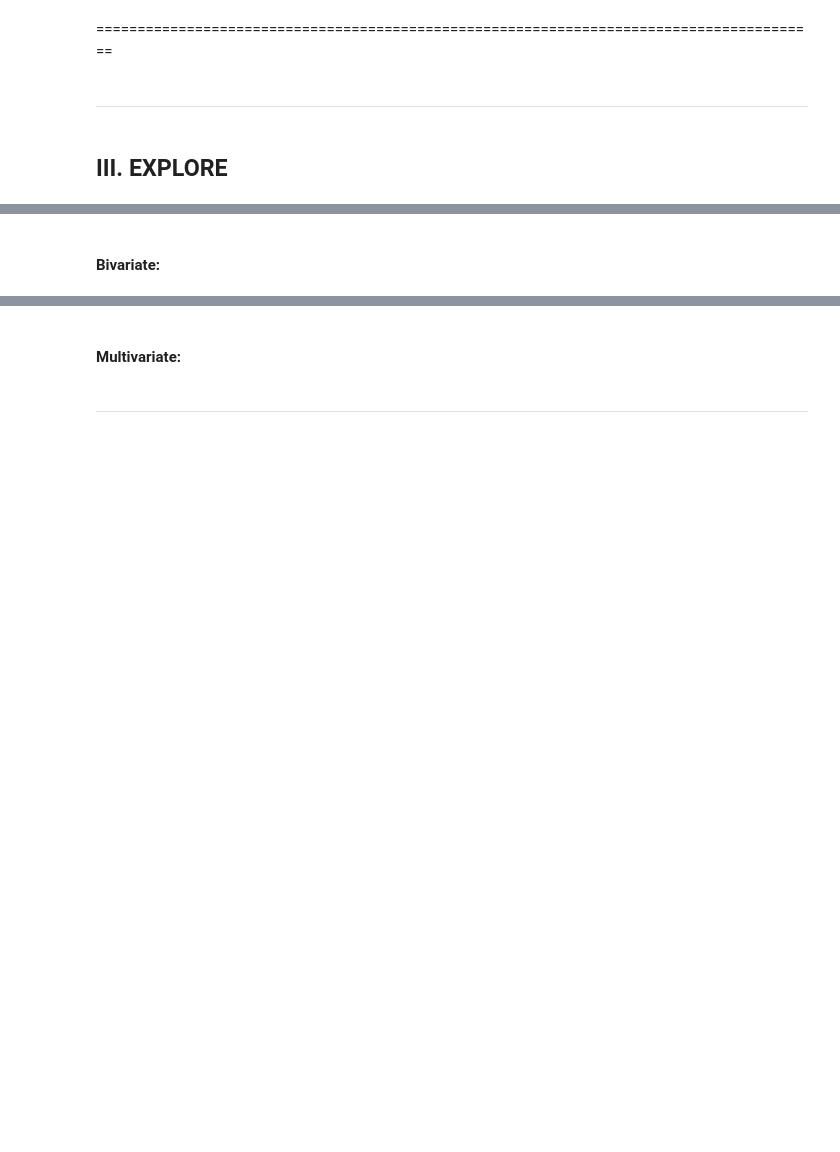
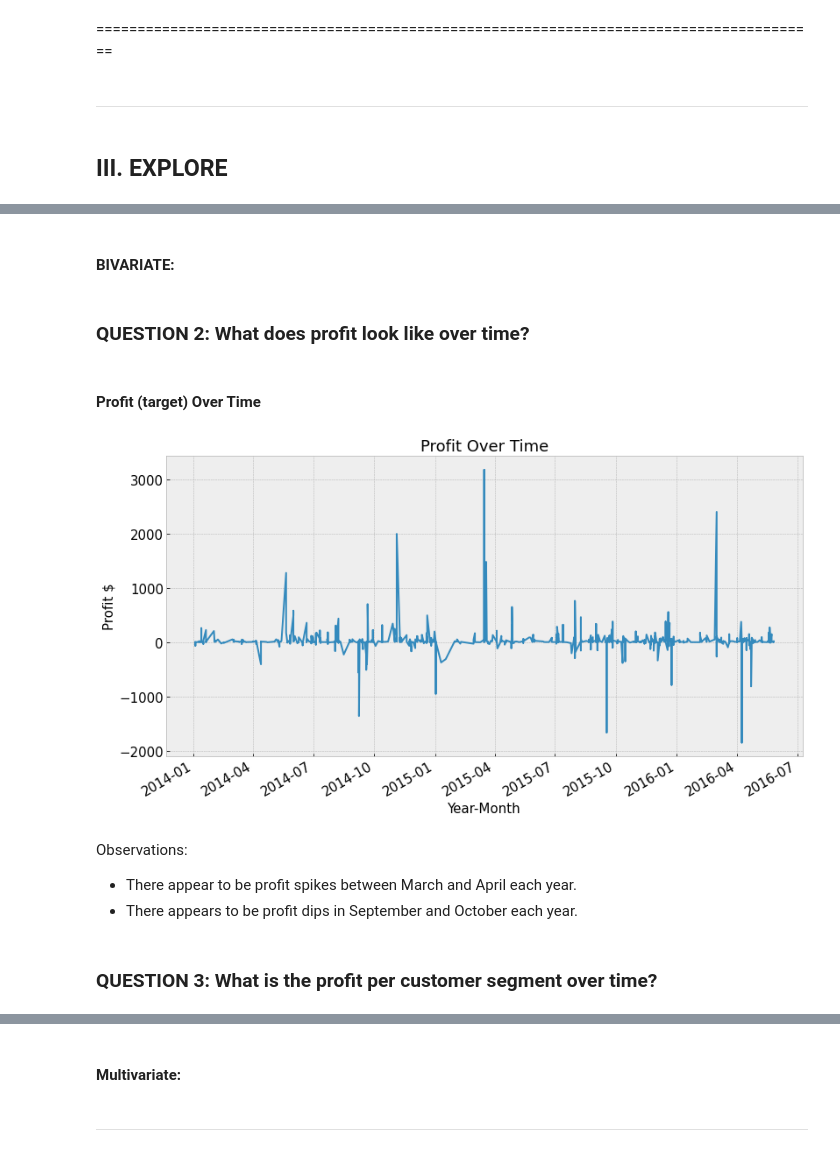
Before and after one commit to long-name-gang/time_series-project, a Jupyter notebook: rachel_final_report.ipynb, the cells around one changed output, grey strips where cells are left out. Saved outputs shown, nothing was run; the diff lists cells and outputs as text; code cells hidden in the pictures; blank space fills up the shorter version.

```diff
--- a/rachel_final_report.ipynb
+++ b/rachel_final_report.ipynb
@@ -192,2 +237,25 @@ ssdb.head().T
 # %% [markdown]
-#### Bivariate:
+#### BIVARIATE:
+# %% [markdown]
+### QUESTION 2: What does profit look like over time?
+# %% [markdown]
+#### Profit (target) Over Time
+# %%
+y = train.profit
+plt.figure(figsize = (13,7))
+y.plot()
+plt.title('Profit Over Time', fontsize = 18)
+plt.xlabel('Year-Month', fontsize = 15)
+plt.ylabel('Profit $', fontsize = 15)
+plt.rc('figure', figsize=(12, 5))
+plt.rc('font', size=10)
+plt.style.use('bmh')
+plt.show()
+# %% [output]
+[figure, added]
+# %% [markdown]
+Observations:
+- There appear to be profit spikes between March and April each year.
+- There appears to be profit dips in September and October each year.
+# %% [markdown]
+### QUESTION 3: What is the profit per customer segment over time?
```
Also changed, not shown: parts of 33 cells of this notebook.
